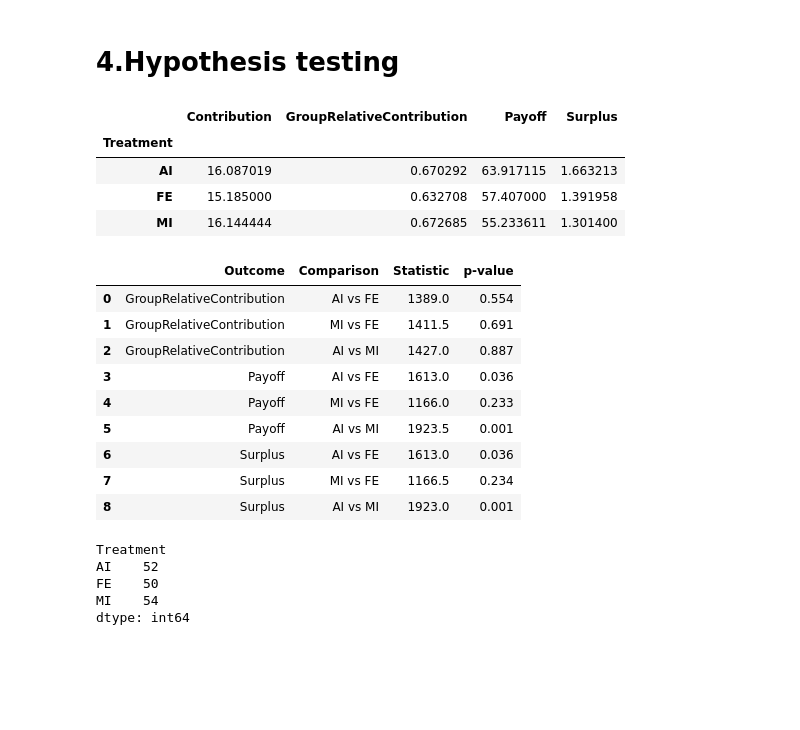
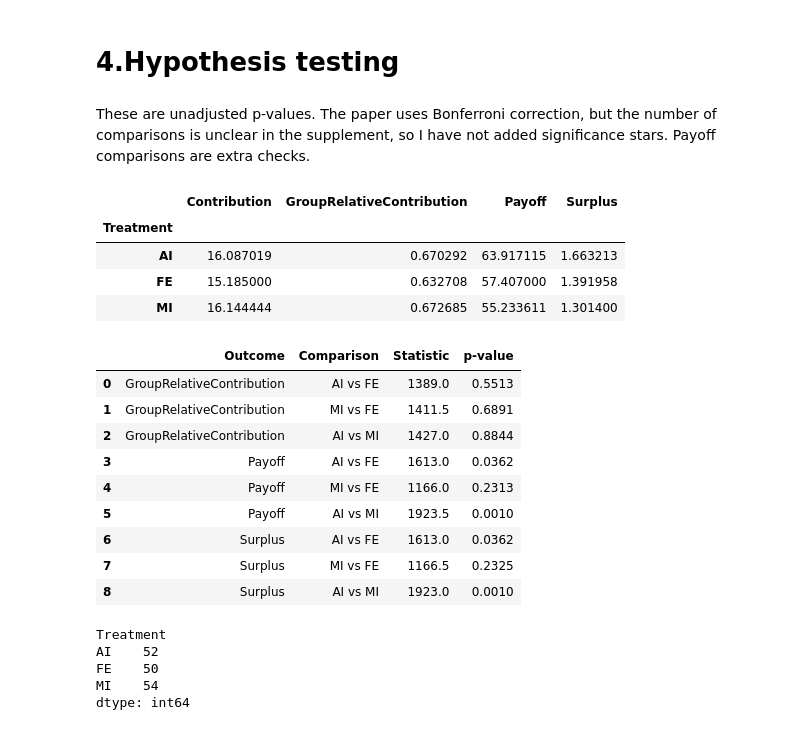
Before and after one commit to jia-gu-research/asymmetric-public-goods-replication, a Jupyter notebook: replication_python.ipynb, the cells around one changed output. Cells and saved outputs as stored; diff of their text form; code cells hidden in the pictures; blank space fills up the shorter version.

Commit message:
Fix R data path and update Python replication tests and notes

```diff
--- a/replication_python.ipynb
+++ b/replication_python.ipynb
@@ -323,6 +323,8 @@ memory usage: 1.6+ MB
 | max | 36.000000 | 36.000000 | 1.000000 | 1.000000 | 3.800000 | ... |
 # %% [markdown]
 # 4.Hypothesis testing
+# %% [markdown]
+These are unadjusted p-values. The paper uses Bonferroni correction, but the number of comparisons is unclear in the supplement, so I have not added significance stars. Payoff comparisons are extra checks.
 # %%
 data.groupby("Treatment")[
     ["Contribution","GroupRelativeContribution","Payoff","Surplus"]
@@ -341,36 +343,42 @@ assert len(group_data) == 156
 # %%
 def format_p(p):
     if p<0.001:
         return "<0.001"
     else:
-        return round(p,3)
+        return round(p,4)
 results=[]
 
 Comparison = (
     ("AI", "FE"),
     ("MI", "FE"),
     ("AI", "MI"),
 )
 outcomes =["GroupRelativeContribution","Payoff","Surplus"]
 
 for outcome in outcomes:
     for a,b in Comparison:
-        result=mannwhitneyu(group_data[group_data["Treatment"]==a][outcome],group_data[group_data["Treatment"]==b][outcome],alternative="two-sided")
+        result = mannwhitneyu(
+            group_data.loc[group_data["Treatment"] == a, outcome],
+            group_data.loc[group_data["Treatment"] == b, outcome],
+            alternative="two-sided",
+            method="asymptotic",
+            use_continuity=False
+        )
         results.append([outcome,f"{a} vs {b}", result.statistic,format_p(result.pvalue)])
 
 results_df=pd.DataFrame(results,columns=["Outcome","Comparison","Statistic","p-value"])
 results_df
 # %% [output]
 |  | Outcome | Comparison | Statistic | p-value |
-| 0 | GroupRelativeContribution | AI vs FE | 1389.0 | 0.554 |
-| 1 | GroupRelativeContribution | MI vs FE | 1411.5 | 0.691 |
-| 2 | GroupRelativeContribution | AI vs MI | 1427.0 | 0.887 |
-| 3 | Payoff | AI vs FE | 1613.0 | 0.036 |
-| 4 | Payoff | MI vs FE | 1166.0 | 0.233 |
-| 5 | Payoff | AI vs MI | 1923.5 | 0.001 |
-| 6 | Surplus | AI vs FE | 1613.0 | 0.036 |
-| 7 | Surplus | MI vs FE | 1166.5 | 0.234 |
-| 8 | Surplus | AI vs MI | 1923.0 | 0.001 |
+| 0 | GroupRelativeContribution | AI vs FE | 1389.0 | 0.5513 |
+| 1 | GroupRelativeContribution | MI vs FE | 1411.5 | 0.6891 |
+| 2 | GroupRelativeContribution | AI vs MI | 1427.0 | 0.8844 |
+| 3 | Payoff | AI vs FE | 1613.0 | 0.0362 |
+| 4 | Payoff | MI vs FE | 1166.0 | 0.2313 |
+| 5 | Payoff | AI vs MI | 1923.5 | 0.0010 |
+| 6 | Surplus | AI vs FE | 1613.0 | 0.0362 |
+| 7 | Surplus | MI vs FE | 1166.5 | 0.2325 |
+| 8 | Surplus | AI vs MI | 1923.0 | 0.0010 |
 # %%
 group_data.groupby("Treatment").size()
 # %% [output]
```
Also changed, not shown: parts of 2 cells of this notebook, 1 other file.
